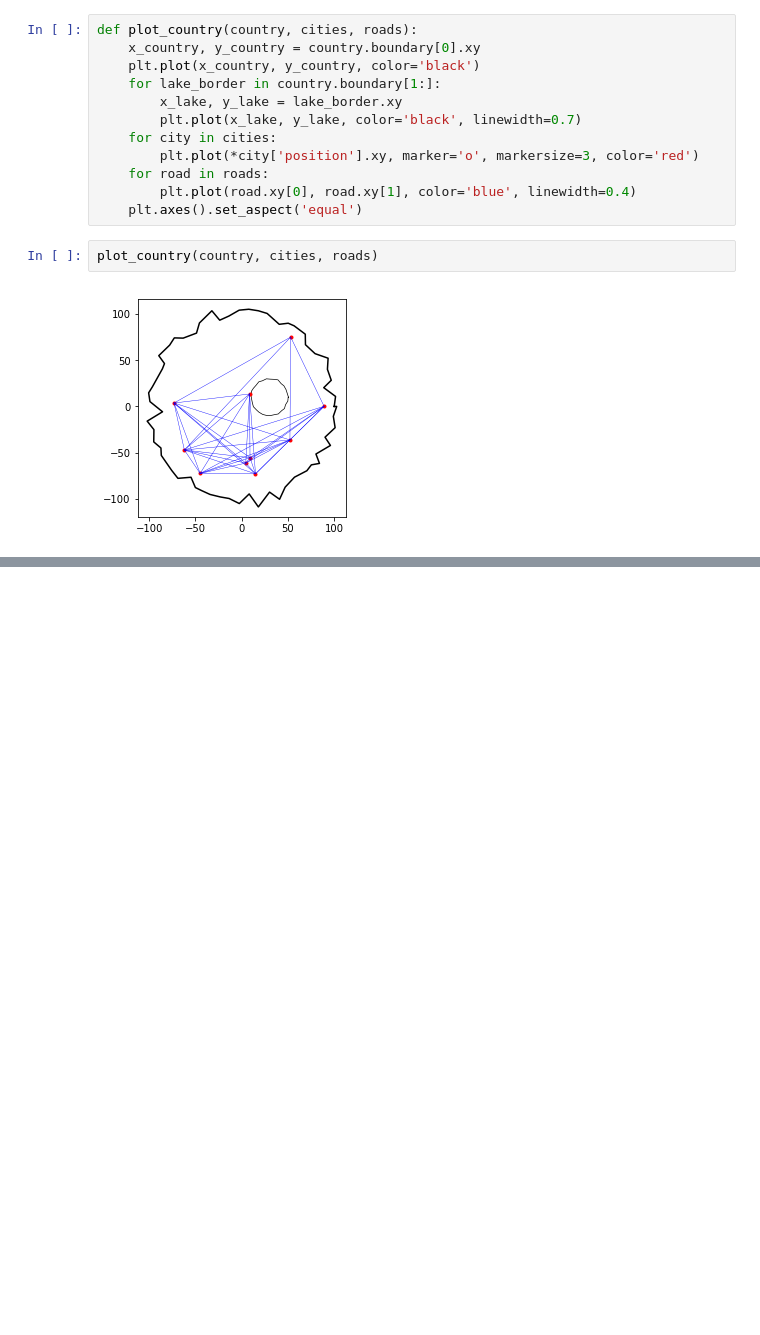
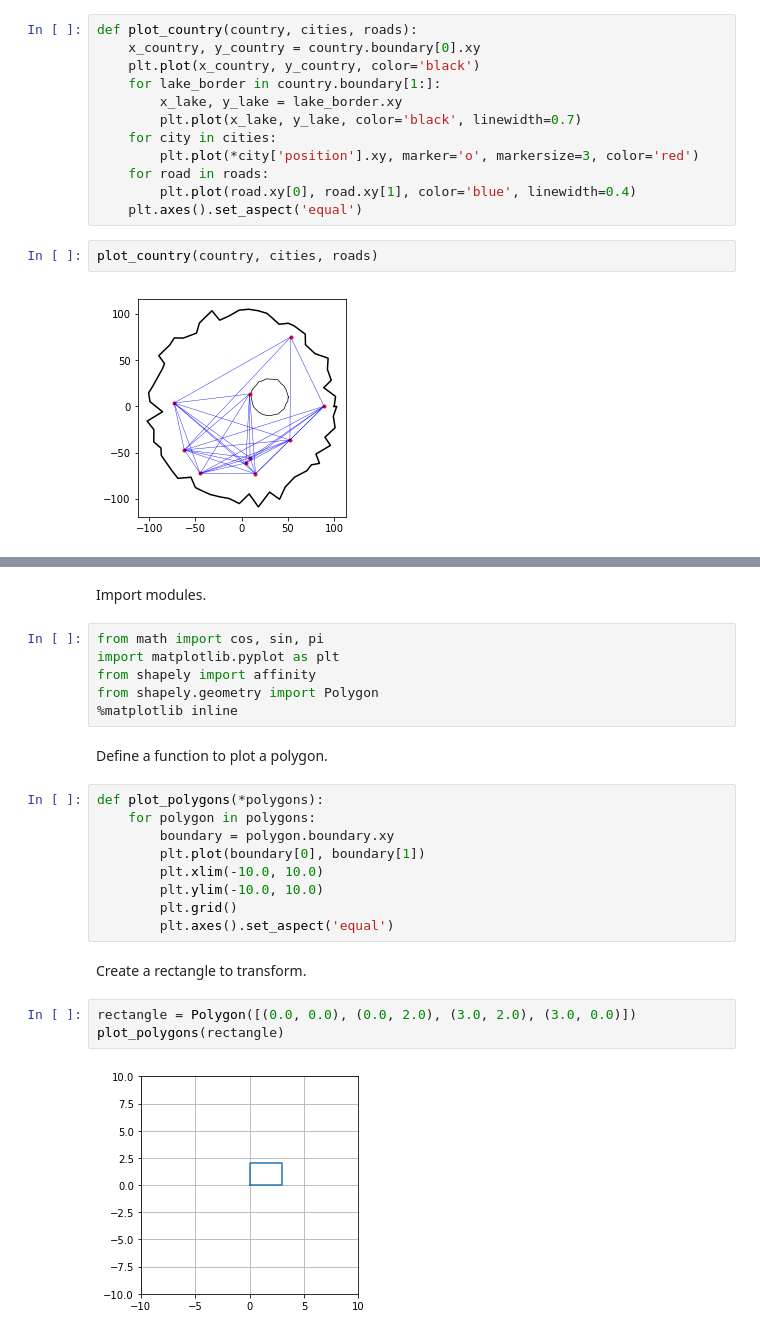
Before and after one commit to gjbex/training-material, a Jupyter notebook: Python/Gis/gis.ipynb, the cells around one changed output, grey strips where cells are left out. Cells and saved outputs as stored; diff of their text form; blank space fills up the shorter version.

Commit message:
Add affine transformation examples

```diff
--- a/Python/Gis/gis.ipynb
+++ b/Python/Gis/gis.ipynb
@@ -366,0 +369,26 @@ plot_country(country, cities, roads)
+# %% [markdown]
+Import modules.
+# %%
+from math import cos, sin, pi
+import matplotlib.pyplot as plt
+from shapely import affinity
+from shapely.geometry import Polygon
+%matplotlib inline
+# %% [markdown]
+Define a function to plot a polygon.
+# %%
+def plot_polygons(*polygons):
+    for polygon in polygons:
+        boundary = polygon.boundary.xy
+        plt.plot(boundary[0], boundary[1])
+        plt.xlim(-10.0, 10.0)
+        plt.ylim(-10.0, 10.0)
+        plt.grid()
+        plt.axes().set_aspect('equal')
+# %% [markdown]
+Create a rectangle to transform.
+# %%
+rectangle = Polygon([(0.0, 0.0), (0.0, 2.0), (3.0, 2.0), (3.0, 0.0)])
+plot_polygons(rectangle)
+# %% [output]
+[figure, added]
```
Also changed, not shown: parts of 11 cells of this notebook.
